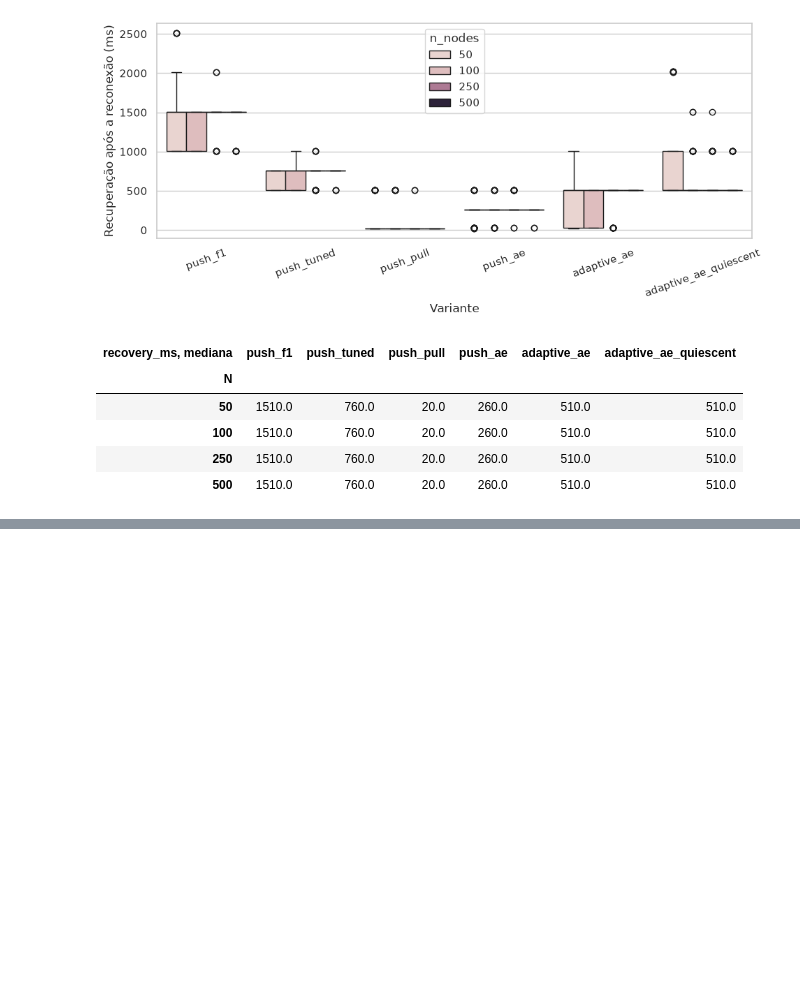
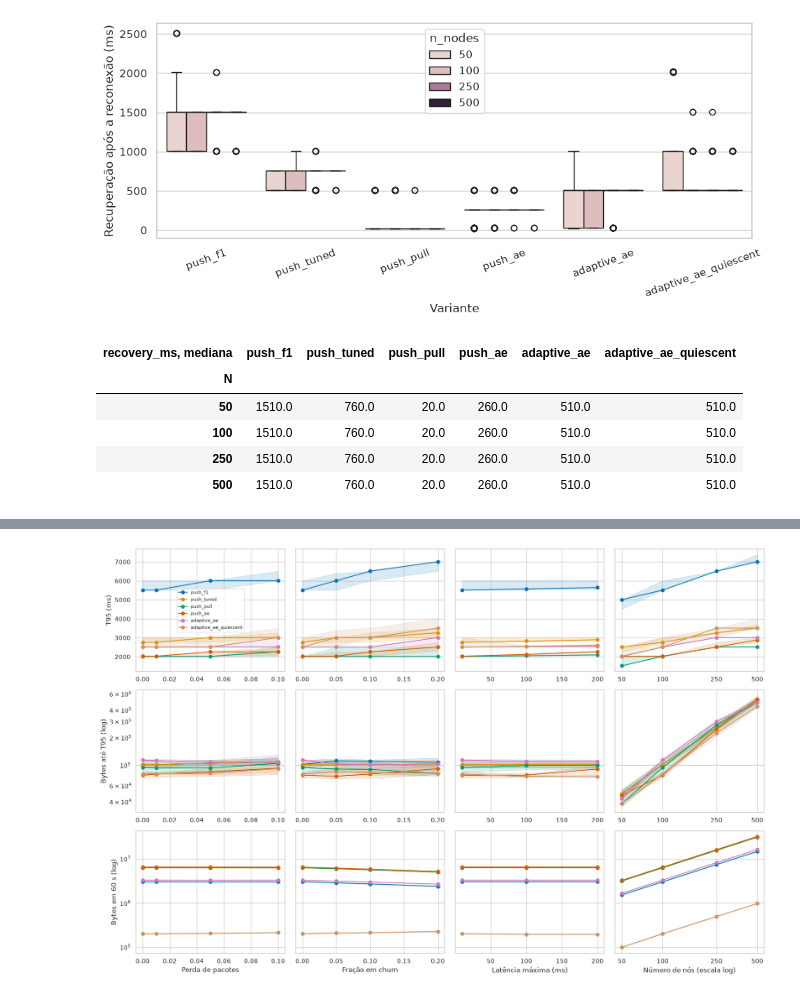
Before and after one commit to vicentemarciot27/exame-gossip, a Jupyter notebook: experiments/notebook.ipynb, the cells around one changed output, grey strips where cells are left out. Cells and saved outputs as stored; diff of their text form; code cells hidden in the pictures; blank space fills up the shorter version.

Commit message:
Add mechanism factorial, choice guide and its validation

```diff
--- a/experiments/notebook.ipynb
+++ b/experiments/notebook.ipynb
@@ -881,0 +888,35 @@ Cobertura final mínima e fração de execuções com T95, por variante:
+# %%
+# um fator por vez a partir do estável, orçamento de 4.096 bytes; N varia só no estável
+FACTORS = {
+    "packet_loss": ("Perda de pacotes", ["stable", "loss_1pct", "loss_5pct", "loss_10pct"]),
+    "churn_fraction": ("Fração em churn", ["stable", "churn_5pct", "churn_10pct", "churn_20pct"]),
+    "latency_max_ms": ("Latência máxima (ms)", ["stable", "latency_10_100ms", "latency_10_200ms"]),
+    "n_nodes": ("Número de nós (escala log)", ["stable"]),
+}
+FACTOR_METRICS = {"t95_ms": "T95 (ms)", "bytes_until_t95": "Bytes até T95 (log)", "bytes_total": "Bytes em 60 s (log)"}
+data = main[main[BUDGET] == 4096].merge(full_plan[["run_id", "latency_max_ms"]], on="run_id")
+
+fig, axes = plt.subplots(len(FACTOR_METRICS), len(FACTORS), figsize=(17, 11), sharey="row")
+for col, (factor, (label, scenarios)) in enumerate(FACTORS.items()):
+    subset = data[data["scenario"].isin(scenarios)]
+    if factor != "n_nodes":
+        subset = subset[subset["n_nodes"] == 100]
+    for row, (metric, ylabel) in enumerate(FACTOR_METRICS.items()):
+        ax = axes[row, col]
+        quartiles = subset.groupby(["protocol_variant", factor])[metric].quantile([0.25, 0.5, 0.75]).unstack()
+        for variant in VARIANTS:
+            q = quartiles.loc[variant]
+            ax.plot(q.index, q[0.5], marker="o", color=PALETTE[variant], label=variant)
+            ax.fill_between(q.index, q[0.25], q[0.75], color=PALETTE[variant], alpha=0.15)
+        if factor == "n_nodes":
+            ax.set_xscale("log")
+            ax.set_xticks([50, 100, 250, 500], labels=["50", "100", "250", "500"])
+            ax.minorticks_off()
+        if metric != "t95_ms":
+            ax.set_yscale("log")
+        ax.set(xlabel=label if row == len(FACTOR_METRICS) - 1 else "", ylabel=ylabel if col == 0 else "")
+axes[0, 0].legend(fontsize=8)
+plt.tight_layout()
+plt.show()
+# %% [output]
+[figure, added]
```
Also changed, not shown: parts of 13 cells of this notebook, 12 other files.
